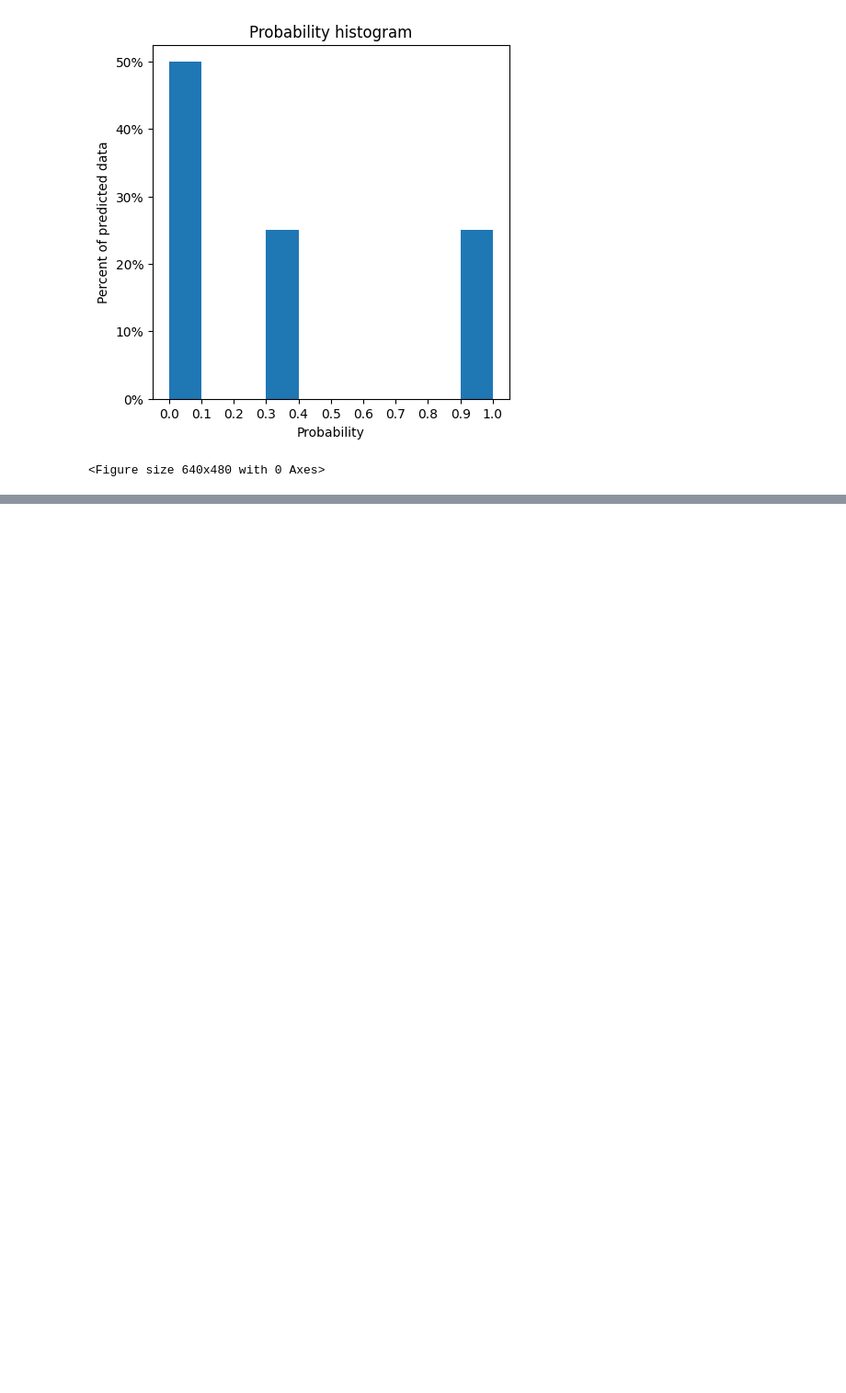
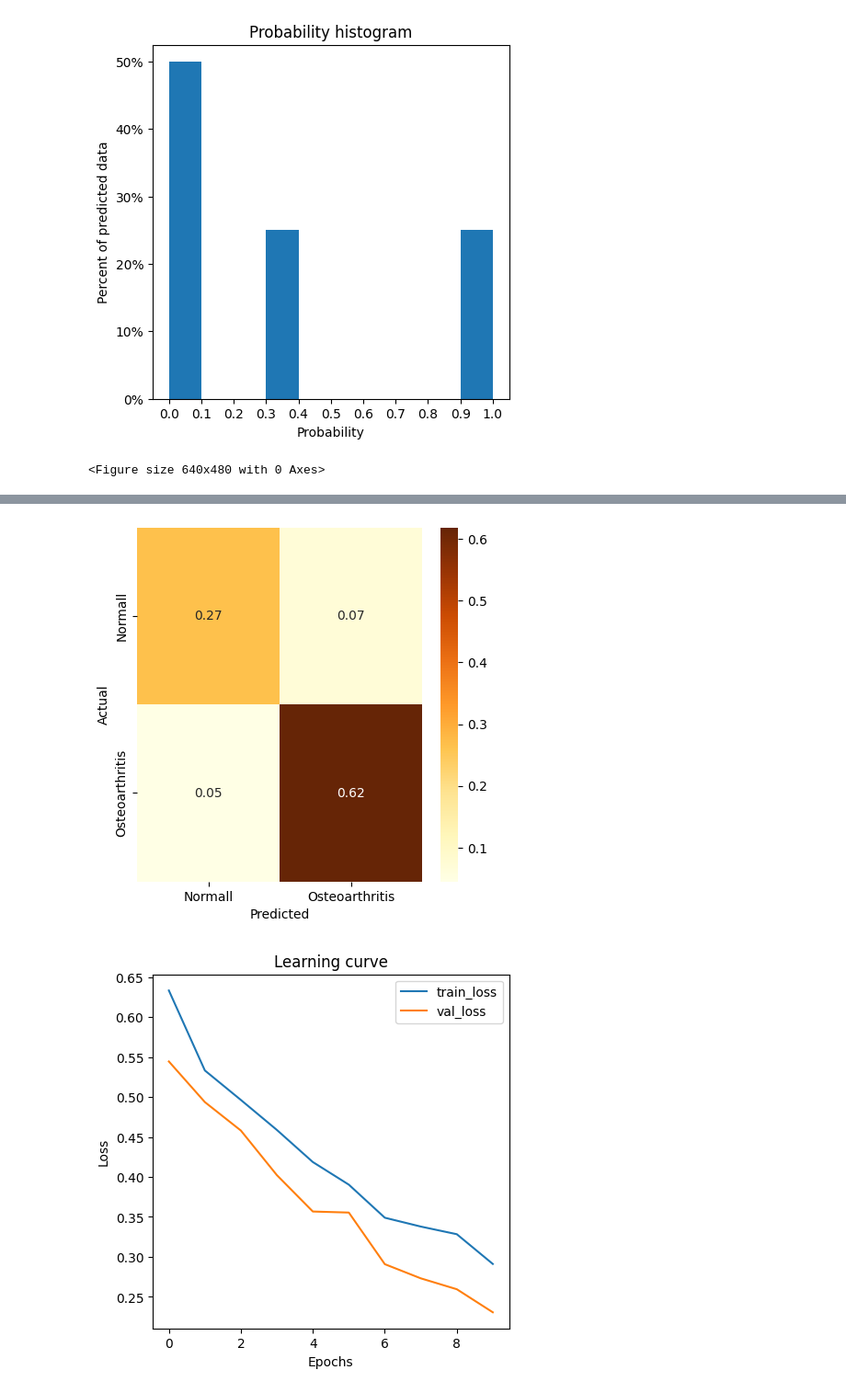
Before and after one commit to wozniakw2002/BSc-thesis, a Jupyter notebook: Notebooks/PreprocessingTests.ipynb, the cells around one changed output, grey strips where cells are left out. Shown: that part at 92% size. Cells and saved outputs as stored; diff of their text form; code cells hidden in the pictures; blank space fills up the shorter version.

```diff
--- a/Notebooks/PreprocessingTests.ipynb
+++ b/Notebooks/PreprocessingTests.ipynb
@@ -74,0 +84,3 @@ Statistics.report(0,np.array([0,0,1,0.3]))
+# %%
+with open('history_test.pkl', 'rb') as pickle_file:
+    loaded_file = pickle.load(pickle_file)
@@ -74,0 +91,6 @@ Statistics.report(0,np.array([0,0,1,0.3]))
+# %%
+train_loss = loaded_file['loss']
+val_loss = loaded_file['val_loss']
+# %%
+with open('predictions_test.pkl', 'rb') as pickle_file2:
+    loaded_file2 = pickle.load(pickle_file2)
@@ -74,0 +101,4 @@ Statistics.report(0,np.array([0,0,1,0.3]))
+# %%
+Y = loaded_file2['label_test']
+Y_pred = loaded_file2['prediction_label_test']
+Y_pred_prob = loaded_file2['prediction_test']
@@ -74,0 +117,5 @@ Statistics.report(0,np.array([0,0,1,0.3]))
+# %%
+Statistics.report(Y, Y_pred.flatten(), Y_pred_prob.flatten(), train_loss, val_loss)
+# %% [output]
+[figure, added]
+[figure, added]
```
Also changed, not shown: parts of 10 cells of this notebook, 10 other files.
